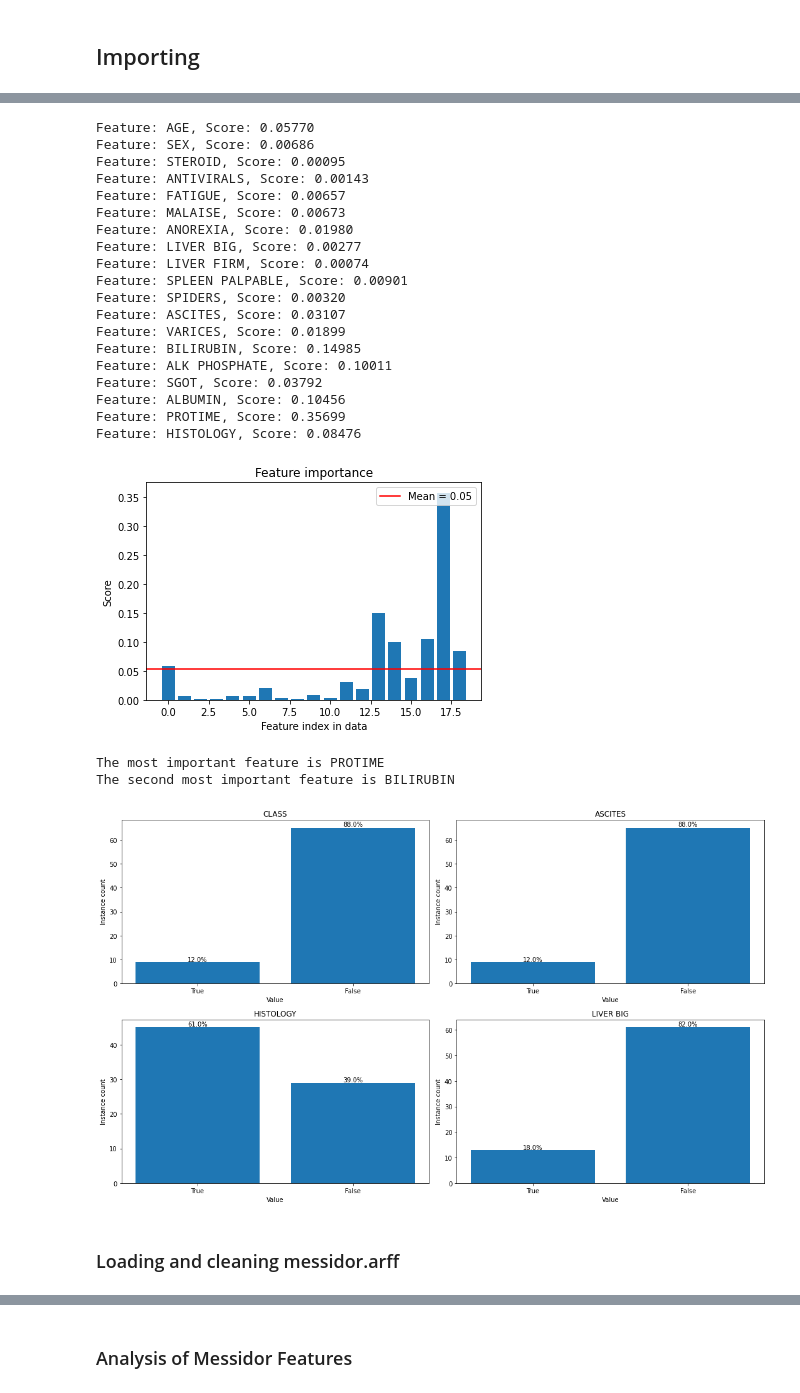
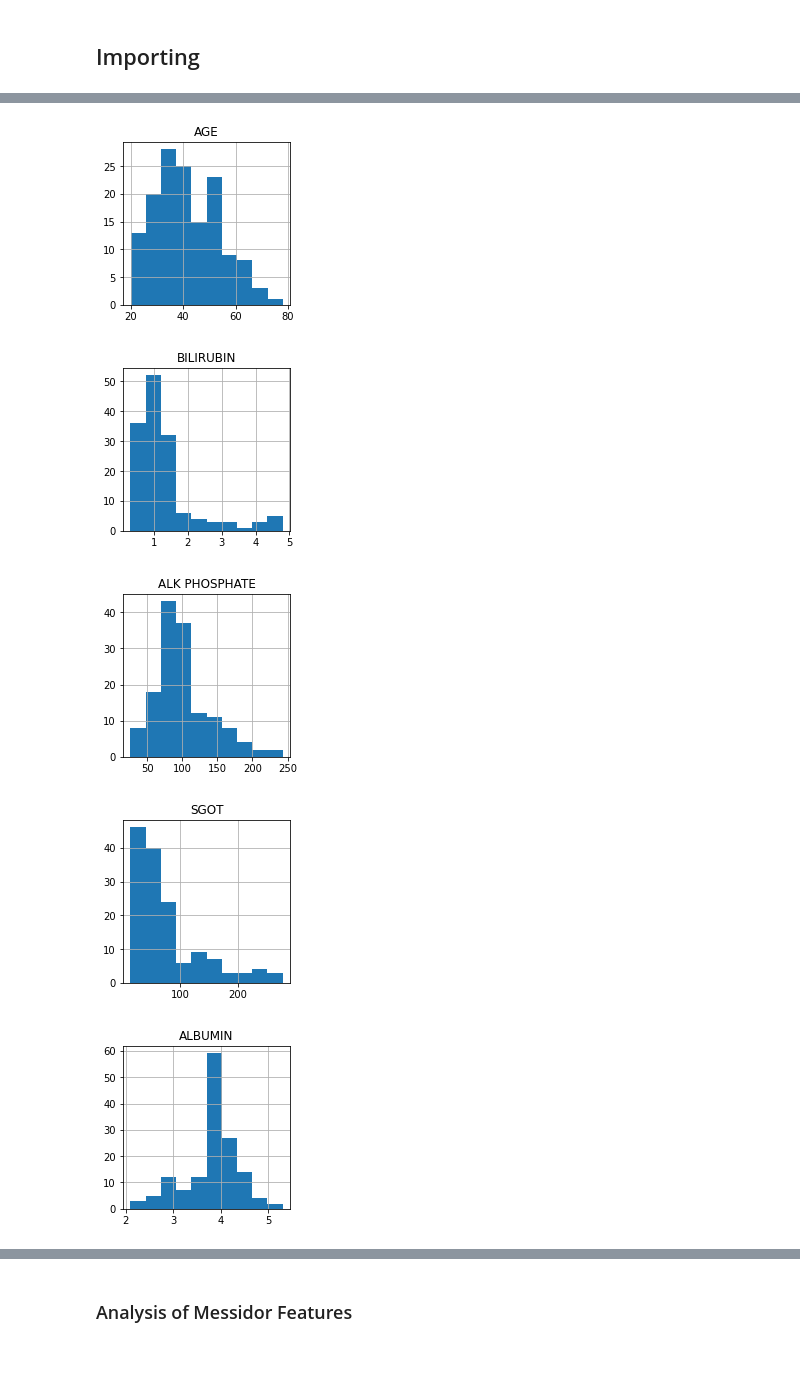
Before and after one commit to faithrts/ML-Intro, a Jupyter notebook: A1_Draft.ipynb, the cells around one changed output, grey strips where cells are left out. Drawn from its saved outputs; the diff is of its cells as text; code cells hidden in the pictures; blank space fills up the shorter version.

```diff
--- a/A1_Draft.ipynb
+++ b/A1_Draft.ipynb
@@ -439,46 +200,0 @@ create_histograms(hep_df, non_bool_col, 3)
-# %%
-### using random forest to determine the relative feature importance
-
-hep_importance_arr = RF_find_features(hep_df)
-
-# plots the feature importance
-plot_feature_importance(hep_importance_arr)
-# %% [output]
-Feature: AGE, Score: 0.05770
-Feature: SEX, Score: 0.00686
-Feature: STEROID, Score: 0.00095
-Feature: ANTIVIRALS, Score: 0.00143
-Feature: FATIGUE, Score: 0.00657
-Feature: MALAISE, Score: 0.00673
-Feature: ANOREXIA, Score: 0.01980
-Feature: LIVER BIG, Score: 0.00277
-Feature: LIVER FIRM, Score: 0.00074
-Feature: SPLEEN PALPABLE, Score: 0.00901
-Feature: SPIDERS, Score: 0.00320
-Feature: ASCITES, Score: 0.03107
-Feature: VARICES, Score: 0.01899
-Feature: BILIRUBIN, Score: 0.14985
-Feature: ALK PHOSPHATE, Score: 0.10011
-Feature: SGOT, Score: 0.03792
-Feature: ALBUMIN, Score: 0.10456
-Feature: PROTIME, Score: 0.35699
-Feature: HISTOLOGY, Score: 0.08476
-[figure, removed]
-# %%
-### finding the top 2 most important features to confirm values in correlation dataframe
-
-top_2_features(hep_importance_arr, hep_df)
-# %% [output]
-The most important feature is PROTIME
-The second most important feature is BILIRUBIN
-# %%
-### analysis of boolean distributions for CLASS, ASCITES, HISTOLOGY, LIVER BIG
-
-bool_cols_of_interest = ['CLASS', 'ASCITES', 'HISTOLOGY', 'LIVER BIG']
-
-# plotting a bar graph for each boolean column of interest
-plot_bool_distributions(bool_cols_of_interest, hep_df, 2)
-# %% [output]
-[figure, removed]
-# %% [markdown]
-### Loading and cleaning messidor.arff
@@ -503,0 +201,11 @@ mess_df.columns = mess_cols
+# %%
+### creating histograms for columns with non-boolean values
+
+for col in non_bool_col:
+  hep_df.hist(column = col, figsize = (3,3))
+# %% [output]
+[figure, added]
+[figure, added]
+[figure, added]
+[figure, added]
+[figure, added]
```
Also changed, not shown: parts of 118 cells of this notebook.
